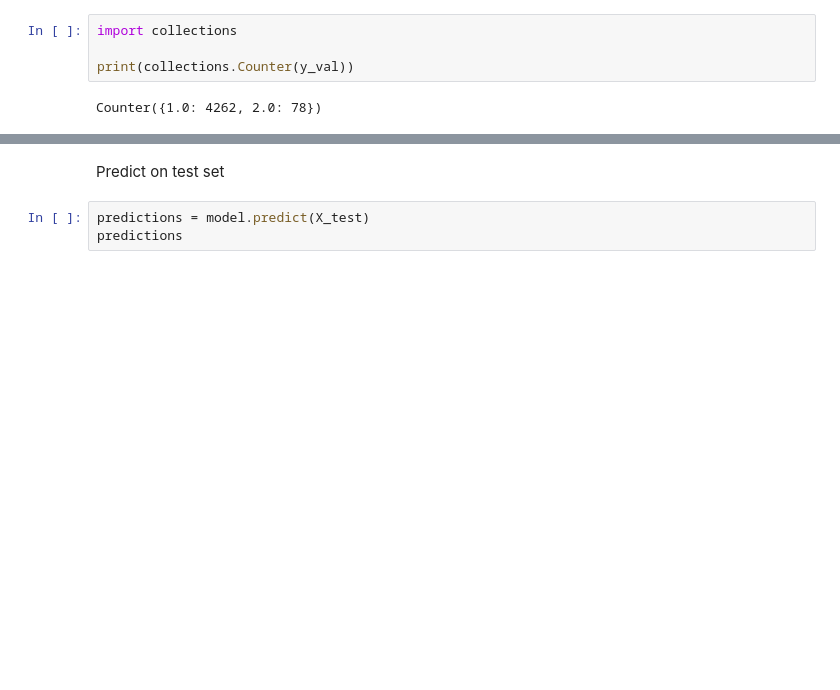
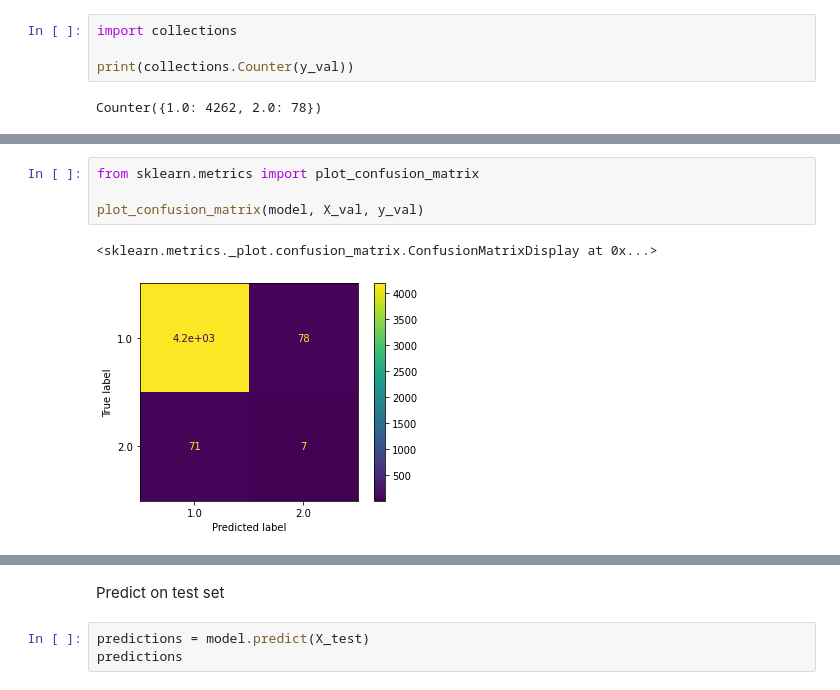
Before and after one commit to TracyRenee61/AV-Stroke, a Jupyter notebook: AV_Stroke_LinearSV.ipynb, the cells around one changed output, grey strips where cells are left out. Cells and saved outputs as stored; diff of their text form; blank space fills up the shorter version.

```diff
--- a/AV_Stroke_LinearSV.ipynb
+++ b/AV_Stroke_LinearSV.ipynb
@@ -469,3 +469,10 @@ Counter({1.0: 4260, 2.0: 80})
+# %%
+from sklearn.metrics import plot_confusion_matrix
+
+plot_confusion_matrix(model, X_val, y_val)
+# %% [output]
+<sklearn.metrics._plot.confusion_matrix.ConfusionMatrixDisplay at 0x...>
+[figure, added]
 # %%
 #Create a confusion matrix
 from sklearn.metrics import confusion_matrix
```
Also changed, not shown: parts of 6 cells of this notebook.
